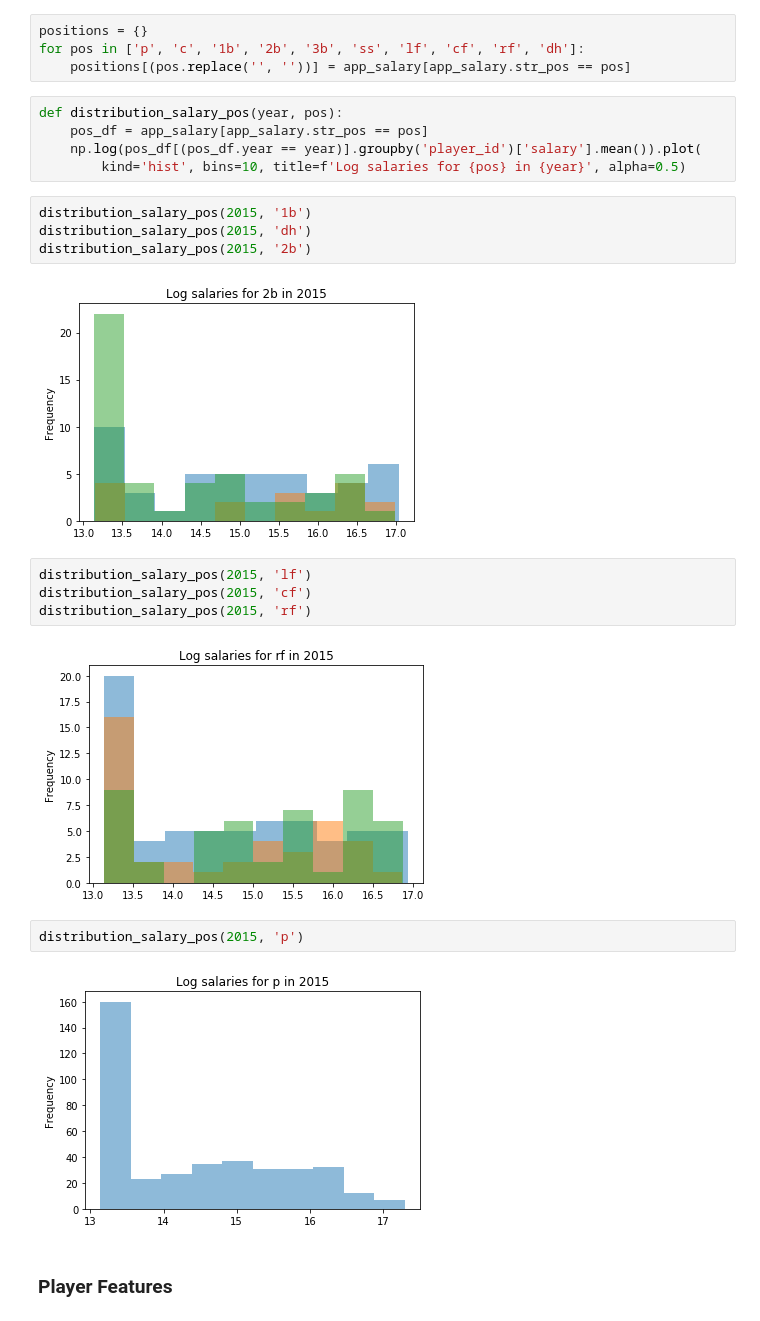
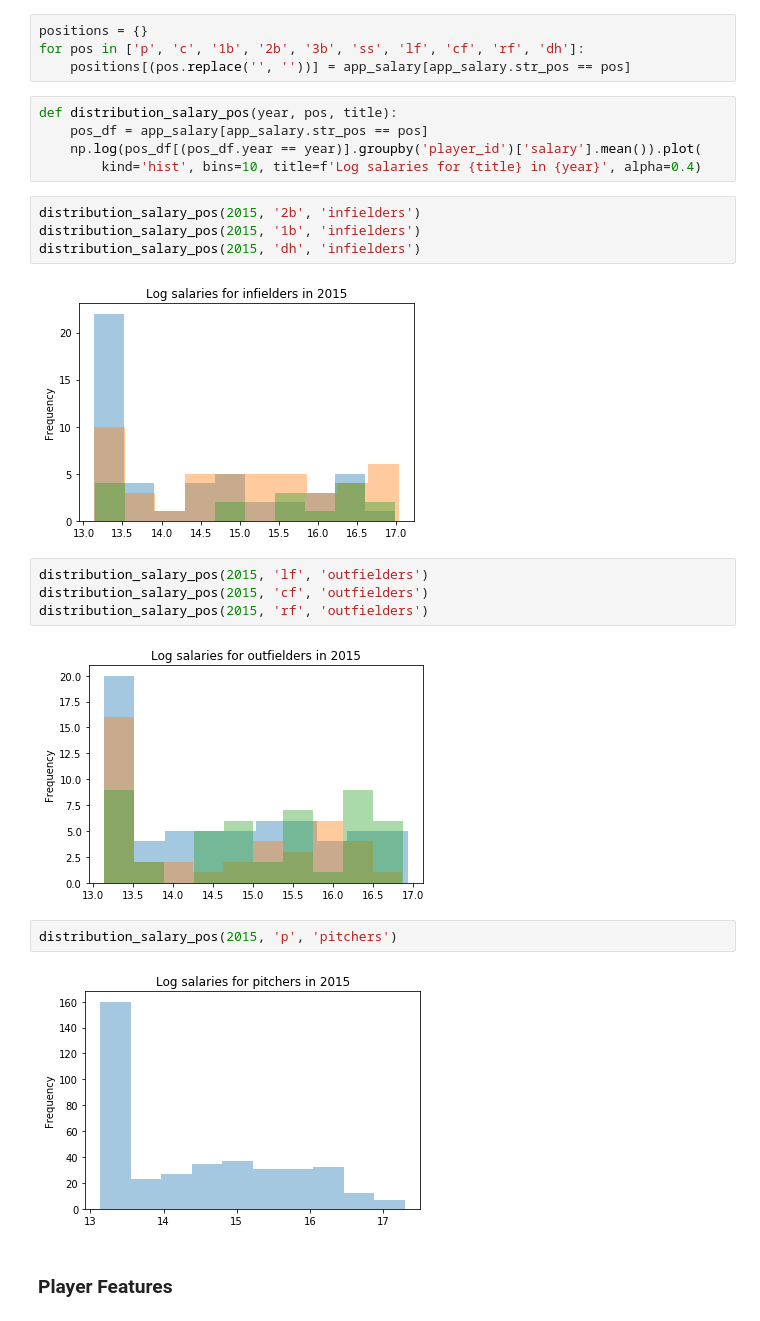
Before and after one commit to jnelson16/springboard-capstone, a Jupyter notebook: Salary.ipynb, the cells around one changed output. Saved outputs shown, nothing was run; the diff lists cells and outputs as text.

```diff
--- a/Salary.ipynb
+++ b/Salary.ipynb
@@ -367,26 +366,26 @@ positions = {}
 for pos in ['p', 'c', '1b', '2b', '3b', 'ss', 'lf', 'cf', 'rf', 'dh']:
     positions[(pos.replace('', ''))] = app_salary[app_salary.str_pos == pos]
 # %%
-def distribution_salary_pos(year, pos):
+def distribution_salary_pos(year, pos, title):
     pos_df = app_salary[app_salary.str_pos == pos]
     np.log(pos_df[(pos_df.year == year)].groupby('player_id')['salary'].mean()).plot(
-        kind='hist', bins=10, title=f'Log salaries for {pos} in {year}', alpha=0.5)
+        kind='hist', bins=10, title=f'Log salaries for {title} in {year}', alpha=0.4)
 # %%
-distribution_salary_pos(2015, '1b')
-distribution_salary_pos(2015, 'dh')
-distribution_salary_pos(2015, '2b')
+distribution_salary_pos(2015, '2b', 'infielders')
+distribution_salary_pos(2015, '1b', 'infielders')
+distribution_salary_pos(2015, 'dh', 'infielders')
 # %% [output]
-[figure, old version]
+[figure, new version]
 # %%
-distribution_salary_pos(2015, 'lf')
-distribution_salary_pos(2015, 'cf')
-distribution_salary_pos(2015, 'rf')
+distribution_salary_pos(2015, 'lf', 'outfielders')
+distribution_salary_pos(2015, 'cf', 'outfielders')
+distribution_salary_pos(2015, 'rf', 'outfielders')
 # %% [output]
-[figure, old version]
+[figure, new version]
 # %%
-distribution_salary_pos(2015, 'p')
+distribution_salary_pos(2015, 'p', 'pitchers')
 # %% [output]
-[figure, old version]
+[figure, new version]
 # %% [markdown]
 ### Player Features
 # %%
```
Also changed, not shown: parts of 1 cell of this notebook, 4 other files.
